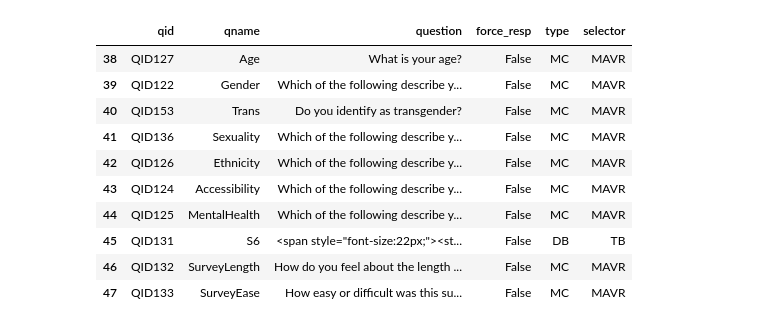
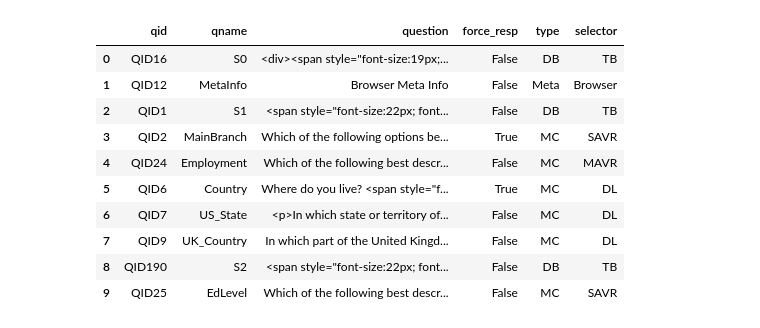
Before and after one commit to AndrzejWinogradow/Nauka_DataSciencePy, a Jupyter notebook: Nauka_DataScience_Pandas/Pandas Demo.ipynb, the cells around one changed output. Cells and saved outputs as stored; diff of their text form; code cells hidden in the pictures.

```diff
--- a/Nauka_DataScience_Pandas/Pandas Demo.ipynb
+++ b/Nauka_DataScience_Pandas/Pandas Demo.ipynb
@@ -22,16 +22,16 @@ df.head(10)
 | 8 | 9 | I am a developer by profession | Employed part-time | India | NaN | NaN | Bachelor’s degree (B.A., B.S., B.... | 18 - 24 years | Coding Bootcamp | ... |
 | 9 | 10 | I am a developer by profession | Employed full-time | Sweden | NaN | NaN | Master’s degree (M.A., M.S., M.En... | 11 - 17 years | School | ... |
 # %%
-schema_df.tail(10)
+schema_df.head(10)
 # %% [output]
 |  | qid | qname | question | force_resp | type | selector |
-| 38 | QID127 | Age | What is your age? | False | MC | MAVR |
-| 39 | QID122 | Gender | Which of the following describe y... | False | MC | MAVR |
-| 40 | QID153 | Trans | Do you identify as transgender? | False | MC | MAVR |
-| 41 | QID136 | Sexuality | Which of the following describe y... | False | MC | MAVR |
-| 42 | QID126 | Ethnicity | Which of the following describe y... | False | MC | MAVR |
-| 43 | QID124 | Accessibility | Which of the following describe y... | False | MC | MAVR |
-| 44 | QID125 | MentalHealth | Which of the following describe y... | False | MC | MAVR |
-| 45 | QID131 | S6 | <span style="font-size:22px;"><st... | False | DB | TB |
-| 46 | QID132 | SurveyLength | How do you feel about the length ... | False | MC | MAVR |
-| 47 | QID133 | SurveyEase | How easy or difficult was this su... | False | MC | MAVR |
+| 0 | QID16 | S0 | <div><span style="font-size:19px;... | False | DB | TB |
+| 1 | QID12 | MetaInfo | Browser Meta Info | False | Meta | Browser |
+| 2 | QID1 | S1 | <span style="font-size:22px; font... | False | DB | TB |
+| 3 | QID2 | MainBranch | Which of the following options be... | True | MC | SAVR |
+| 4 | QID24 | Employment | Which of the following best descr... | False | MC | MAVR |
+| 5 | QID6 | Country | Where do you live? <span style="f... | True | MC | DL |
+| 6 | QID7 | US_State | <p>In which state or territory of... | False | MC | DL |
+| 7 | QID9 | UK_Country | In which part of the United Kingd... | False | MC | DL |
+| 8 | QID190 | S2 | <span style="font-size:22px; font... | False | DB | TB |
+| 9 | QID25 | EdLevel | Which of the following best descr... | False | MC | SAVR |
```
